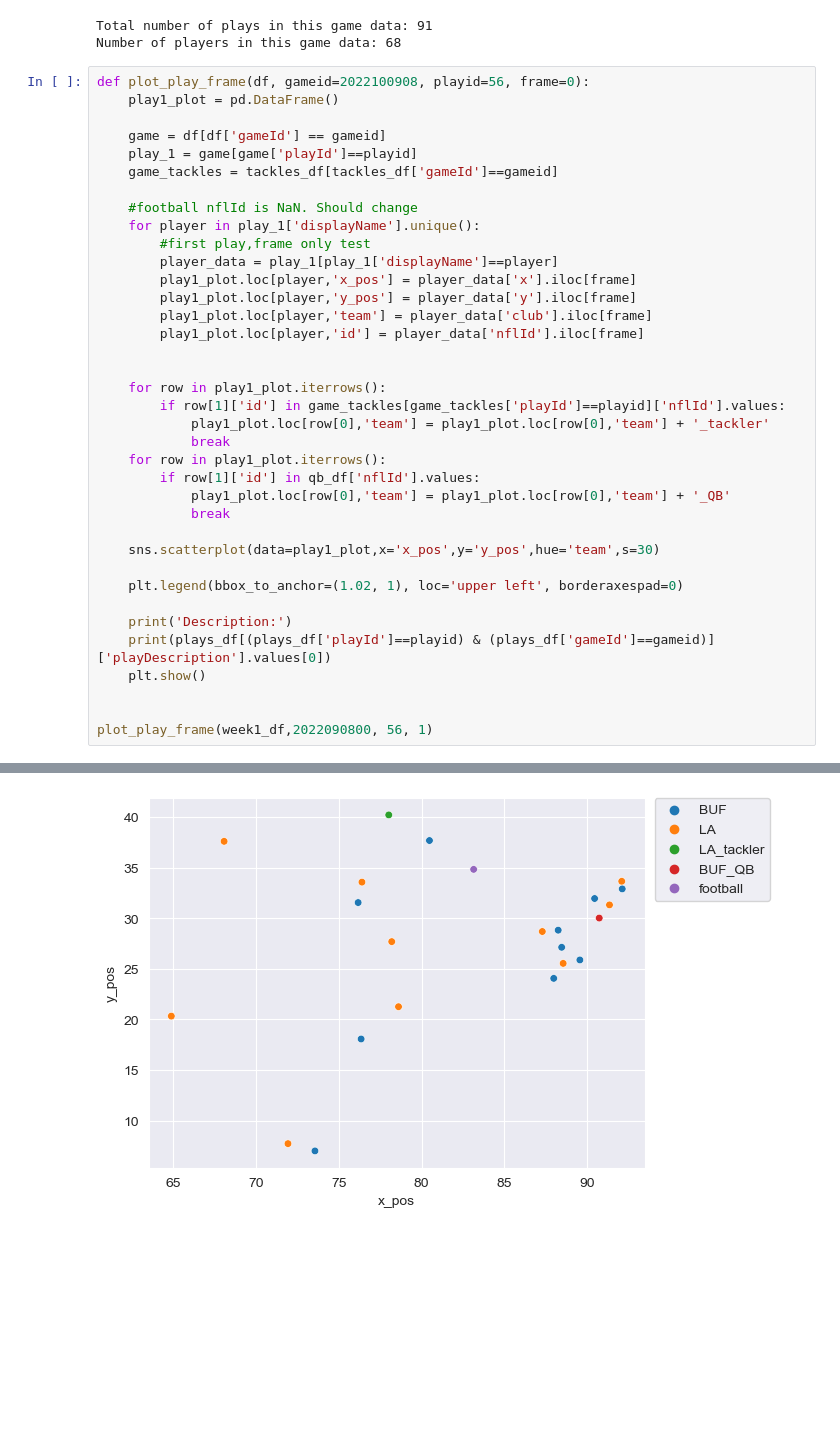
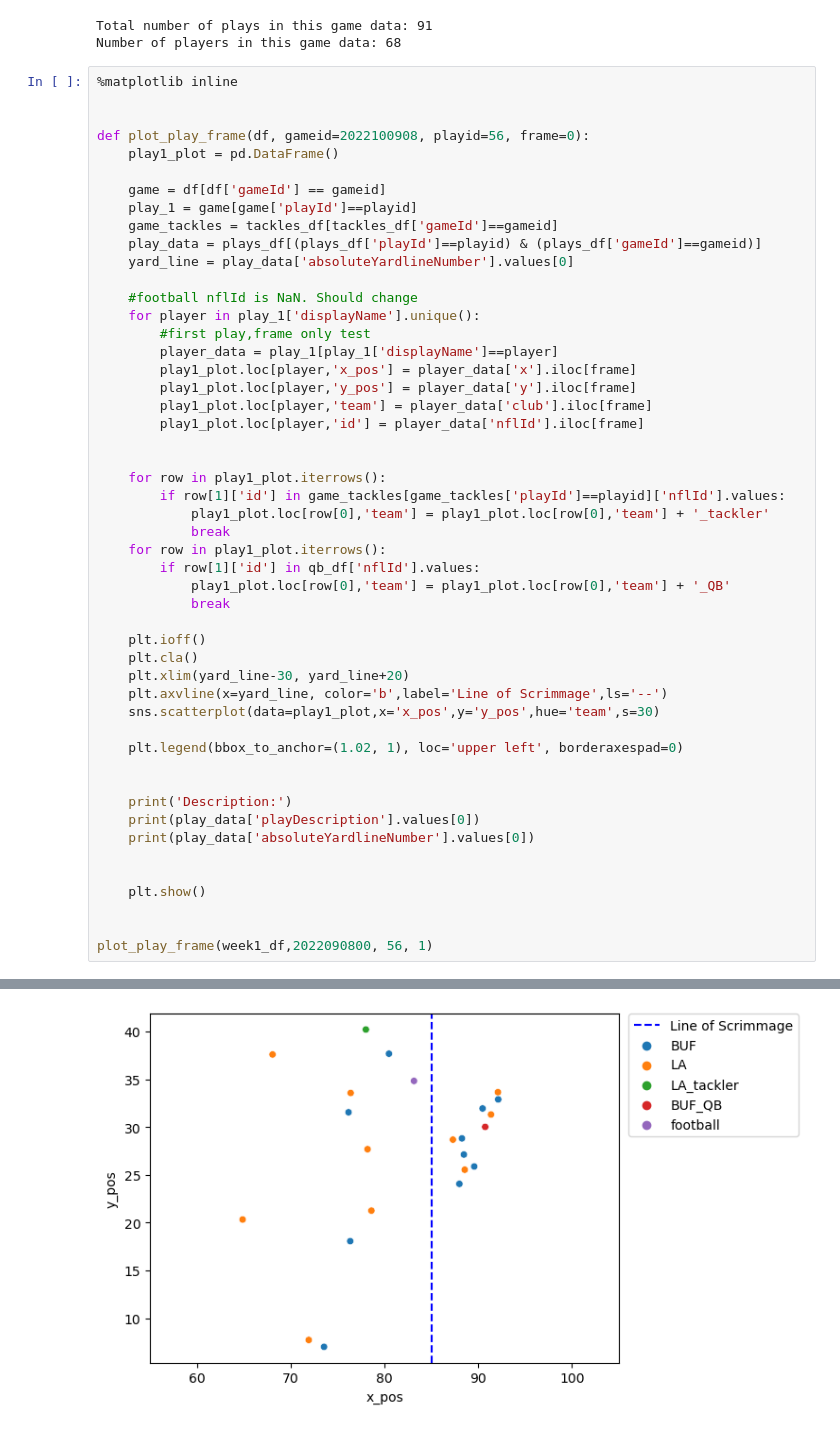
Before and after one commit to ab5525/nfl_data_2024, a Jupyter notebook: nfl_2024.ipynb, the cells around one changed output, grey strips where cells are left out. Saved outputs shown, nothing was run; the diff lists cells and outputs as text; blank space fills up the shorter version.

Commit message:
moved to functions. Visualizations work better

```diff
--- a/nfl_2024.ipynb
+++ b/nfl_2024.ipynb
@@ -79,12 +84,17 @@ print('Number of players in this game data: {}'.format(len(game_1.nflId.unique()
 Total number of plays in this game data: 91
 Number of players in this game data: 68
 # %%
+%matplotlib inline
+
+
 def plot_play_frame(df, gameid=2022100908, playid=56, frame=0):
     play1_plot = pd.DataFrame()
 
     game = df[df['gameId'] == gameid]
     play_1 = game[game['playId']==playid]
     game_tackles = tackles_df[tackles_df['gameId']==gameid]
+    play_data = plays_df[(plays_df['playId']==playid) & (plays_df['gameId']==gameid)]
+    yard_line = play_data['absoluteYardlineNumber'].values[0]
 
     #football nflId is NaN. Should change
     for player in play_1['displayName'].unique():
@@ -105,12 +115,20 @@ def plot_play_frame(df, gameid=2022100908, playid=56, frame=0):
             play1_plot.loc[row[0],'team'] = play1_plot.loc[row[0],'team'] + '_QB'
             break
 
+    plt.ioff()
+    plt.cla()
+    plt.xlim(yard_line-30, yard_line+20)
+    plt.axvline(x=yard_line, color='b',label='Line of Scrimmage',ls='--')
     sns.scatterplot(data=play1_plot,x='x_pos',y='y_pos',hue='team',s=30)
 
     plt.legend(bbox_to_anchor=(1.02, 1), loc='upper left', borderaxespad=0)
 
+
     print('Description:')
-    print(plays_df[(plays_df['playId']==playid) & (plays_df['gameId']==gameid)]['playDescription'].values[0])
+    print(play_data['playDescription'].values[0])
+    print(play_data['absoluteYardlineNumber'].values[0])
+
+
     plt.show()
 
 
@@ -121,2 +140,2 @@ Description:
-[figure, old version]
+[figure, new version]
 # %%
```
Also changed, not shown: parts of 7 cells of this notebook, 1 other file.
